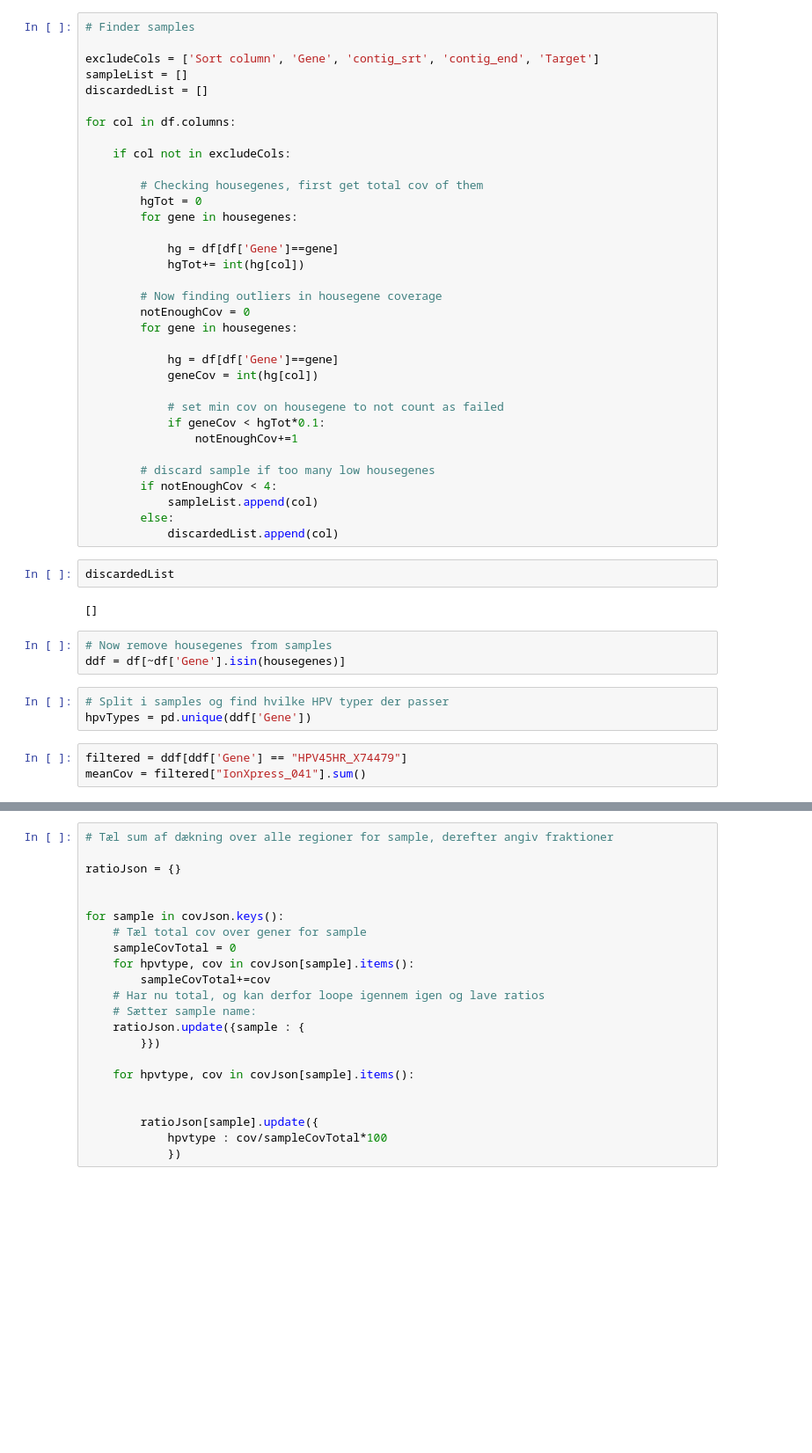
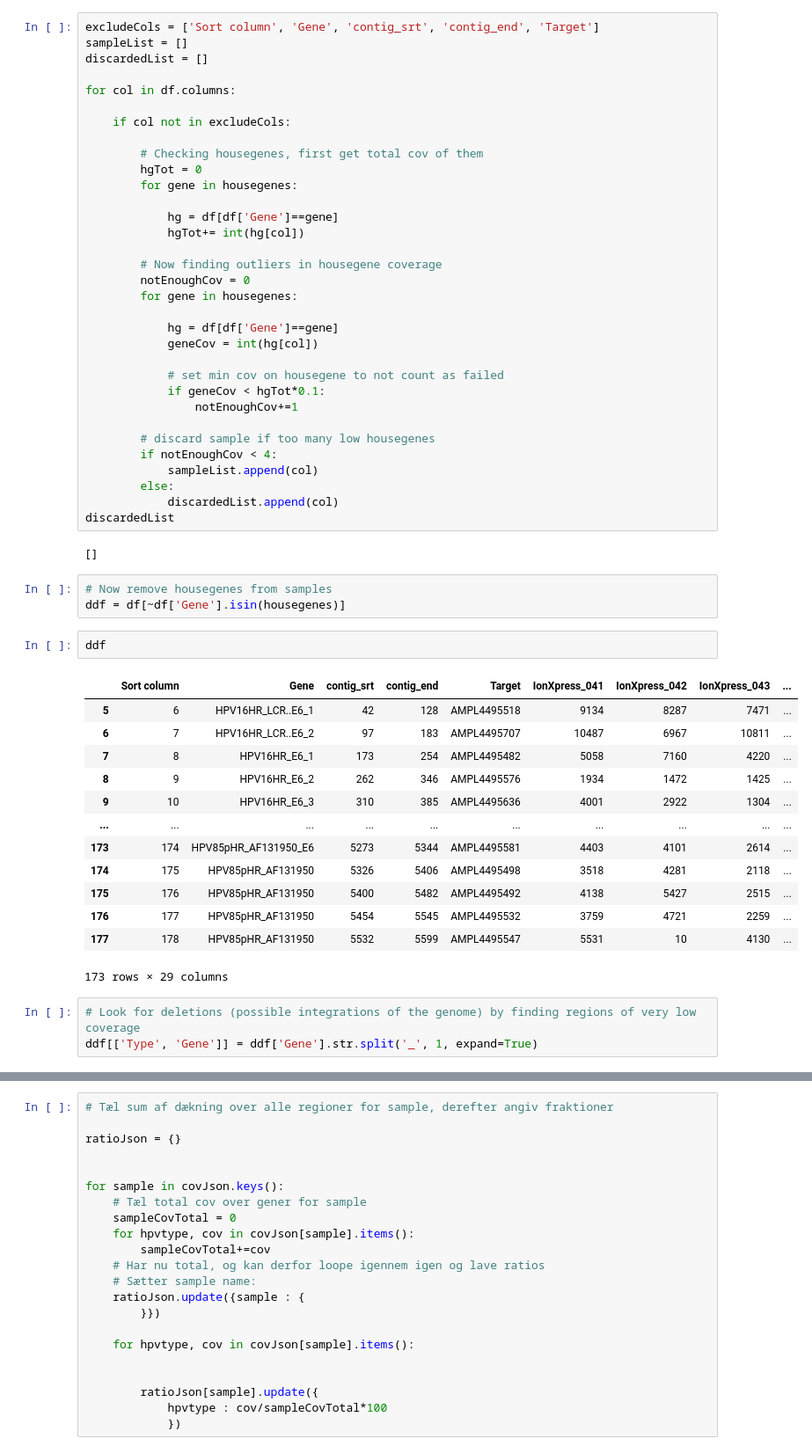
Before and after one commit to CrosserK/HPV_subtyping, a Jupyter notebook: Scripts/Python/autoDetectTypeFromCov.ipynb, the cells around one changed output, grey strips where cells are left out. Shown at 88% size. Drawn from its saved outputs; the diff is of its cells as text; blank space fills up the shorter version.

```diff
--- a/Scripts/Python/autoDetectTypeFromCov.ipynb
+++ b/Scripts/Python/autoDetectTypeFromCov.ipynb
@@ -28,6 +35,4 @@ df = pd.read_csv(file,sep=",")
 # %%
-# Finder samples
-
 excludeCols = ['Sort column', 'Gene', 'contig_srt', 'contig_end', 'Target']
 sampleList = []
 discardedList = []
@@ -59,16 +64,28 @@ for col in df.columns:
             sampleList.append(col)
         else:
             discardedList.append(col)
+discardedList
+# %% [output]
+[]
-# %%
-discardedList
-# %% [output]
-[]
 # %%
 # Now remove housegenes from samples
 ddf = df[~df['Gene'].isin(housegenes)]
-# %%
-# Split i samples og find hvilke HPV typer der passer
-hpvTypes = pd.unique(ddf['Gene'])
-# %%
-filtered = ddf[ddf['Gene'] == "HPV45HR_X74479"]
-meanCov = filtered["IonXpress_041"].sum()
+# %%
+ddf
+# %% [output]
+|  | Sort column | Gene | contig_srt | contig_end | Target | IonXpress_041 | IonXpress_042 | IonXpress_043 | ... |
+| 5 | 6 | HPV16HR_LCR..E6_1 | 42 | 128 | AMPL4495518 | 9134 | 8287 | 7471 | ... |
+| 6 | 7 | HPV16HR_LCR..E6_2 | 97 | 183 | AMPL4495707 | 10487 | 6967 | 10811 | ... |
+| 7 | 8 | HPV16HR_E6_1 | 173 | 254 | AMPL4495482 | 5058 | 7160 | 4220 | ... |
+| 8 | 9 | HPV16HR_E6_2 | 262 | 346 | AMPL4495576 | 1934 | 1472 | 1425 | ... |
+| 9 | 10 | HPV16HR_E6_3 | 310 | 385 | AMPL4495636 | 4001 | 2922 | 1304 | ... |
+| ... | ... | ... | ... | ... | ... | ... | ... | ... | ... |
+| 173 | 174 | HPV85pHR_AF131950_E6 | 5273 | 5344 | AMPL4495581 | 4403 | 4101 | 2614 | ... |
+| 174 | 175 | HPV85pHR_AF131950 | 5326 | 5406 | AMPL4495498 | 3518 | 4281 | 2118 | ... |
+| 175 | 176 | HPV85pHR_AF131950 | 5400 | 5482 | AMPL4495492 | 4138 | 5427 | 2515 | ... |
+| 176 | 177 | HPV85pHR_AF131950 | 5454 | 5545 | AMPL4495532 | 3759 | 4721 | 2259 | ... |
+| 177 | 178 | HPV85pHR_AF131950 | 5532 | 5599 | AMPL4495547 | 5531 | 10 | 4130 | ... |
+173 rows × 29 columns
+# %%
+# Look for deletions (possible integrations of the genome) by finding regions of very low coverage
+ddf[['Type', 'Gene']] = ddf['Gene'].str.split('_', 1, expand=True)
```
Also changed, not shown: parts of 19 cells of this notebook, 2 other files.
